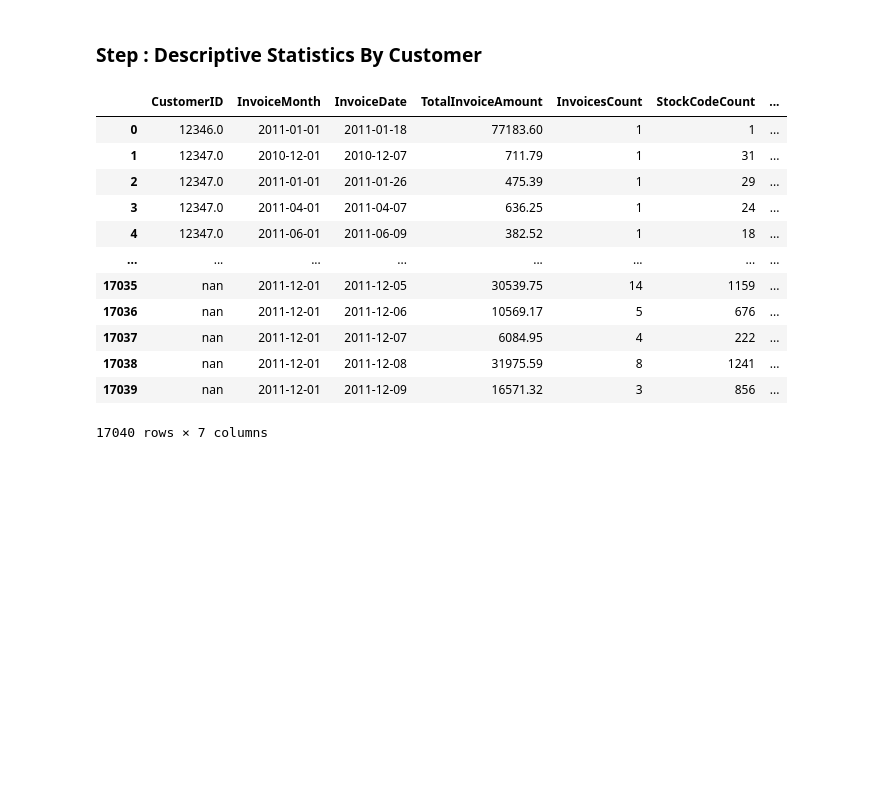
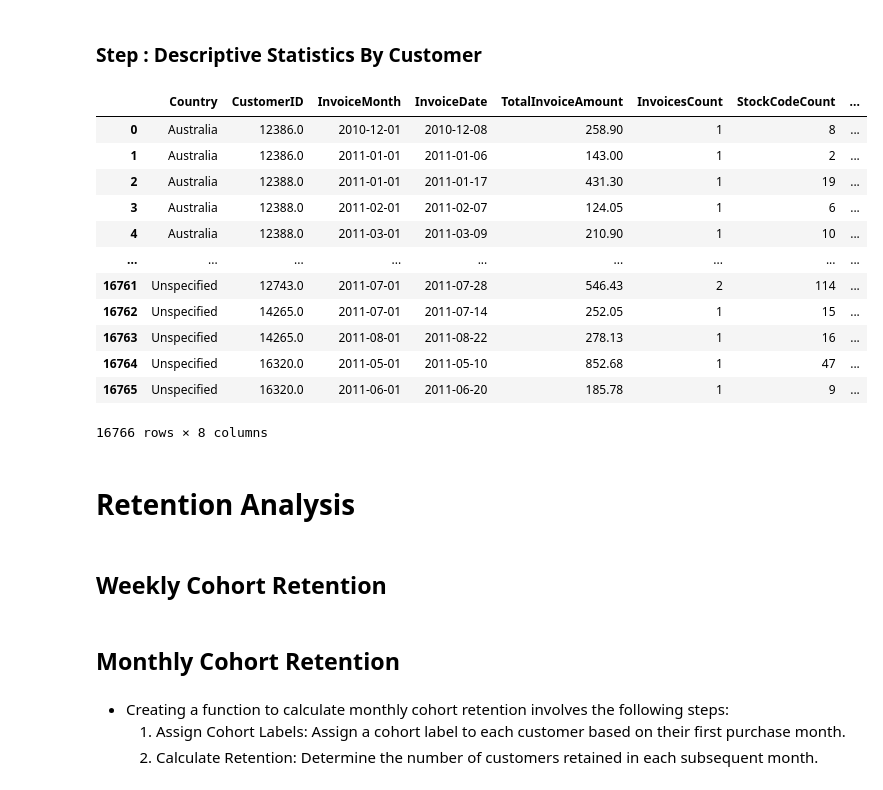
Before and after one commit to nyangweso-rodgers/data-analytics, a Jupyter notebook: 04-analytics-with-python/03-projects/01-analysis-of-an-online-e-commerce-dataset/02-retention-analysis.ipynb, the cells around one changed output. Cells and saved outputs as stored; diff of their text form; code cells hidden in the pictures; blank space fills up the shorter version.

Commit message:
update EDA, Retention Analysis, RFM, K-Means and Customer Lifetime Value Analytics

```diff
--- a/04-analytics-with-python/03-projects/01-analysis-of-an-online-e-commerce-dataset/02-retention-analysis.ipynb
+++ b/04-analytics-with-python/03-projects/01-analysis-of-an-online-e-commerce-dataset/02-retention-analysis.ipynb
@@ -193,8 +198,13 @@ def remove_null_rows(df, columns_to_check, verbose=True):
     missing_cols = [col for col in columns_to_check if col not in df.columns]
     if missing_cols:
         raise ValueError(f"The following columns are not in the DataFrame: {missing_cols}")
+
+    # Replace non-standard null values (e.g., 'nan' as a string) with np.nan
+    df = df.replace('nan', np.nan)
+
     if verbose:
         print(f"Original DataFrame shape: {df.shape}")
+
     # Drop rows with null values in the specified columns
     cleaned_df = df.dropna(subset=columns_to_check)
 
@@ -412,35 +422,45 @@ descriptive_statistic(enhanced_df)
 # %%
 def summary_by_customer(df):
     # Ensure necessary columns exist
     required_columns = ['InvoiceNo', 'InvoiceAmount', 'StockCode', 'Description']
 
     for col in required_columns:
         if col not in df.columns:
             raise ValueError(f"Missing required column: {col}")
 
     # Group by country and calculate required statistics
-    summary_by_customer = df.groupby(['CustomerID', 'InvoiceMonth', 'InvoiceDate']).agg(
+    summary_by_customer = df.groupby(['Country', 'CustomerID', 'InvoiceMonth', 'InvoiceDate']).agg(
         TotalInvoiceAmount=('InvoiceAmount', 'sum'),
         InvoicesCount=('InvoiceNo', 'nunique'),
         StockCodeCount=('StockCode', 'nunique'),
         ProductsDescriptionCount=('Description', 'nunique')
     ).reset_index()
 
     return summary_by_customer
 
 customer_summary_df = summary_by_customer(enhanced_df)
 customer_summary_df
 # %% [output]
-|  | CustomerID | InvoiceMonth | InvoiceDate | TotalInvoiceAmount | InvoicesCount | StockCodeCount | ... |
-| 0 | 12346.0 | 2011-01-01 | 2011-01-18 | 77183.60 | 1 | 1 | ... |
-| 1 | 12347.0 | 2010-12-01 | 2010-12-07 | 711.79 | 1 | 31 | ... |
-| 2 | 12347.0 | 2011-01-01 | 2011-01-26 | 475.39 | 1 | 29 | ... |
-| 3 | 12347.0 | 2011-04-01 | 2011-04-07 | 636.25 | 1 | 24 | ... |
-| 4 | 12347.0 | 2011-06-01 | 2011-06-09 | 382.52 | 1 | 18 | ... |
-| ... | ... | ... | ... | ... | ... | ... | ... |
-| 17035 | nan | 2011-12-01 | 2011-12-05 | 30539.75 | 14 | 1159 | ... |
-| 17036 | nan | 2011-12-01 | 2011-12-06 | 10569.17 | 5 | 676 | ... |
-| 17037 | nan | 2011-12-01 | 2011-12-07 | 6084.95 | 4 | 222 | ... |
-| 17038 | nan | 2011-12-01 | 2011-12-08 | 31975.59 | 8 | 1241 | ... |
-| 17039 | nan | 2011-12-01 | 2011-12-09 | 16571.32 | 3 | 856 | ... |
+|  | Country | CustomerID | InvoiceMonth | InvoiceDate | TotalInvoiceAmount | InvoicesCount | StockCodeCount | ... |
+| 0 | Australia | 12386.0 | 2010-12-01 | 2010-12-08 | 258.90 | 1 | 8 | ... |
+| 1 | Australia | 12386.0 | 2011-01-01 | 2011-01-06 | 143.00 | 1 | 2 | ... |
+| 2 | Australia | 12388.0 | 2011-01-01 | 2011-01-17 | 431.30 | 1 | 19 | ... |
+| 3 | Australia | 12388.0 | 2011-02-01 | 2011-02-07 | 124.05 | 1 | 6 | ... |
+| 4 | Australia | 12388.0 | 2011-03-01 | 2011-03-09 | 210.90 | 1 | 10 | ... |
+| ... | ... | ... | ... | ... | ... | ... | ... | ... |
+| 16761 | Unspecified | 12743.0 | 2011-07-01 | 2011-07-28 | 546.43 | 2 | 114 | ... |
+| 16762 | Unspecified | 14265.0 | 2011-07-01 | 2011-07-14 | 252.05 | 1 | 15 | ... |
+| 16763 | Unspecified | 14265.0 | 2011-08-01 | 2011-08-22 | 278.13 | 1 | 16 | ... |
+| 16764 | Unspecified | 16320.0 | 2011-05-01 | 2011-05-10 | 852.68 | 1 | 47 | ... |
+| 16765 | Unspecified | 16320.0 | 2011-06-01 | 2011-06-20 | 185.78 | 1 | 9 | ... |
-17040 rows × 7 columns
+16766 rows × 8 columns
+# %% [markdown]
+# Retention Analysis
+# %% [markdown]
+## Weekly Cohort Retention
+# %% [markdown]
+## Monthly Cohort Retention
+# %% [markdown]
+- Creating a function to calculate monthly cohort retention involves the following steps:
+    1. Assign Cohort Labels: Assign a cohort label to each customer based on their first purchase month.
+    2. Calculate Retention: Determine the number of customers retained in each subsequent month.
```
Also changed, not shown: parts of 20 cells of this notebook, 5 other files.
